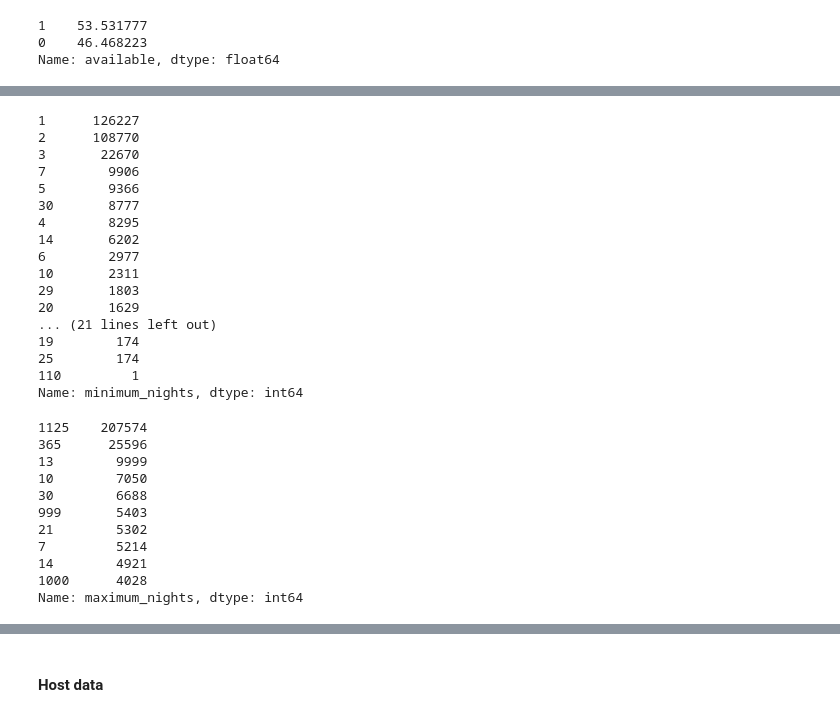
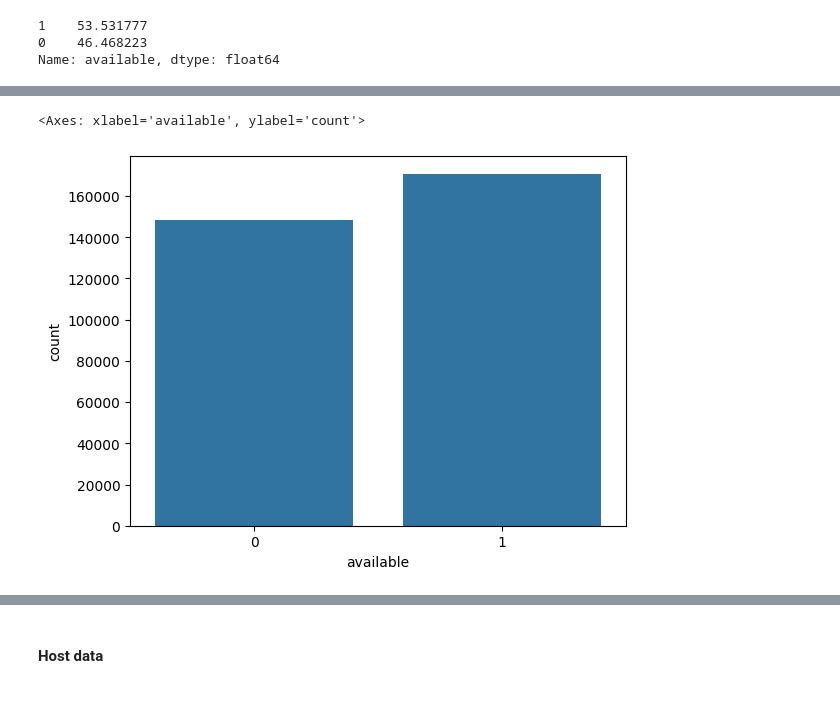
Before and after one commit to SuhelAnsari9272/Airbnb-booking-analysis, a Jupyter notebook: Airbnb_capstone_ABADS.ipynb, the cells around one changed output, grey strips where cells are left out. Cells and saved outputs as stored; diff of their text form; code cells hidden in the pictures.

Commit message:
Data preparation

```diff
--- a/Airbnb_capstone_ABADS.ipynb
+++ b/Airbnb_capstone_ABADS.ipynb
@@ -147,35 +128,6 @@ Name: minimum_nights, dtype: int64
-# %%
-# Different values of Minimium nights and Maximum nights
-cal_df['minimum_nights'].value_counts()
-# %% [output]
-1      126227
-2      108770
-3       22670
-7        9906
-5        9366
-30       8777
-4        8295
-14       6202
-6        2977
-10       2311
-29       1803
-20       1629
-... (21 lines left out)
-19        174
-25        174
-110         1
-Name: minimum_nights, dtype: int64
-# %%
-cal_df['maximum_nights'].value_counts()[0:10]
-# %% [output]
-1125    207574
-365      25596
-13        9999
-10        7050
-30        6688
-999       5403
-21        5302
-7         5214
-14        4921
-1000      4028
-Name: maximum_nights, dtype: int64
+# %%
+#Countplot for availablity
+sns.countplot(x = 'available', data = cal_df)
+# %% [output]
+<Axes: xlabel='available', ylabel='count'>
+[figure, added]
```
Also changed, not shown: parts of 46 cells of this notebook.
